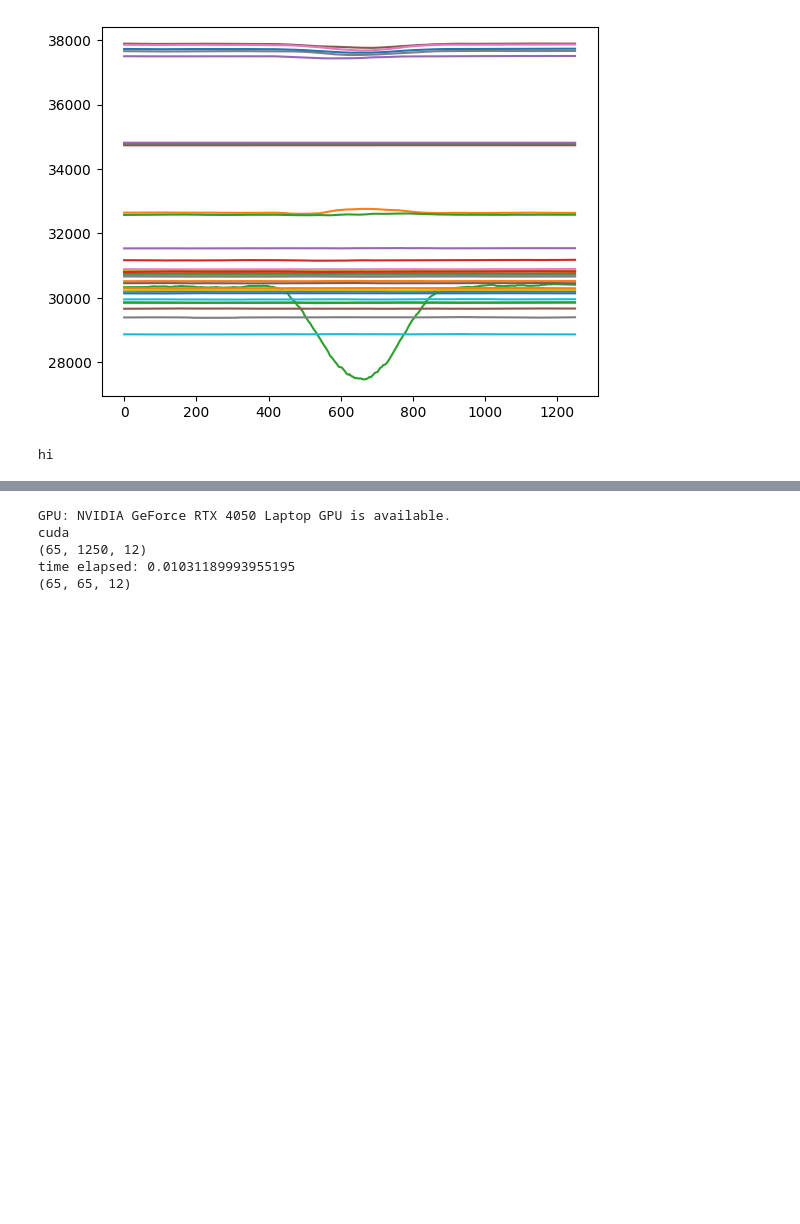
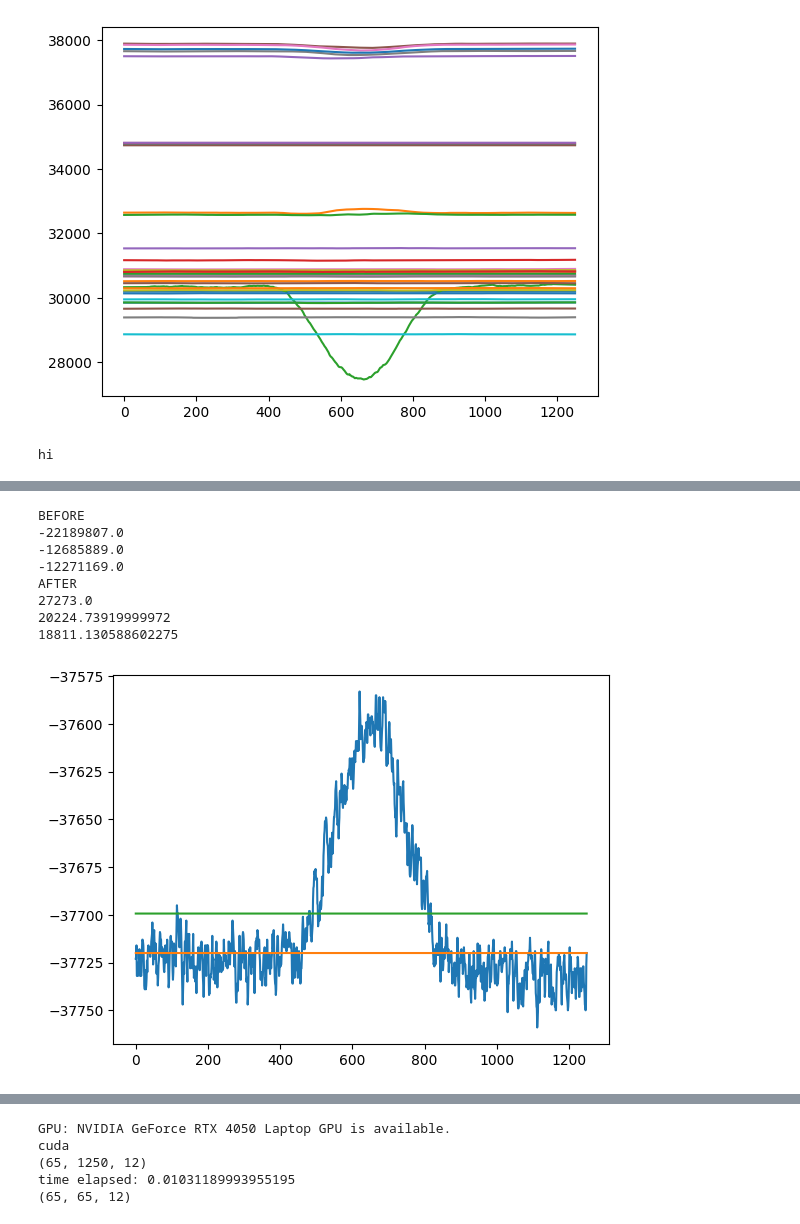
Before and after one commit to michael-miftek/testing, a Jupyter notebook: processingtesting.ipynb, the cells around one changed output, grey strips where cells are left out. Saved outputs shown, nothing was run; the diff lists cells and outputs as text; code cells hidden in the pictures; blank space fills up the shorter version.

```diff
--- a/processingtesting.ipynb
+++ b/processingtesting.ipynb
@@ -985,0 +1041,50 @@ torch.Size([500, 36])
+# %%
+newline = -1*line
+newmedian = -1*median
+newmean = -1*mean
+newmeanmed = -1 * meanmed
+
+plt.plot(newline)
+plt.plot([newmedian]*len(data))
+# plt.plot([newmean]*len(data))
+plt.plot([newmeanmed]*len(data))
+
+#CALC AREA
+newmedianarea = 0
+newmedtot = 0
+newmeanarea = 0
+newmeantot = 0
+newmeanmedarea = 0
+newmmtot = 0
+for i in newline:
+    if i > newmedian:
+        newmedianarea += i
+        newmedtot += 1
+    if i > newmean:
+        newmeanarea += i
+        newmeantot +=1
+    if i > newmeanmed:
+        newmeanmedarea += i
+        newmmtot += 1
+
+print("BEFORE")
+print(newmedianarea)
+print(newmeanarea)
+print(newmeanmedarea)
+newmedianarea = newmedianarea - (newmedian*newmedtot)
+newmeanarea = newmeanarea - (newmean*newmeantot)
+newmeanmedarea = newmeanmedarea - (newmeanmed*newmmtot)
+print("AFTER")
+print(newmedianarea)
+print(newmeanarea)
+print(newmeanmedarea)
+# %% [output]
+BEFORE
+-22189807.0
+-12685889.0
+-12271169.0
+AFTER
+27273.0
+20224.73919999972
+18811.130588602275
+[figure, added]
```
Also changed, not shown: parts of 8 cells of this notebook.
